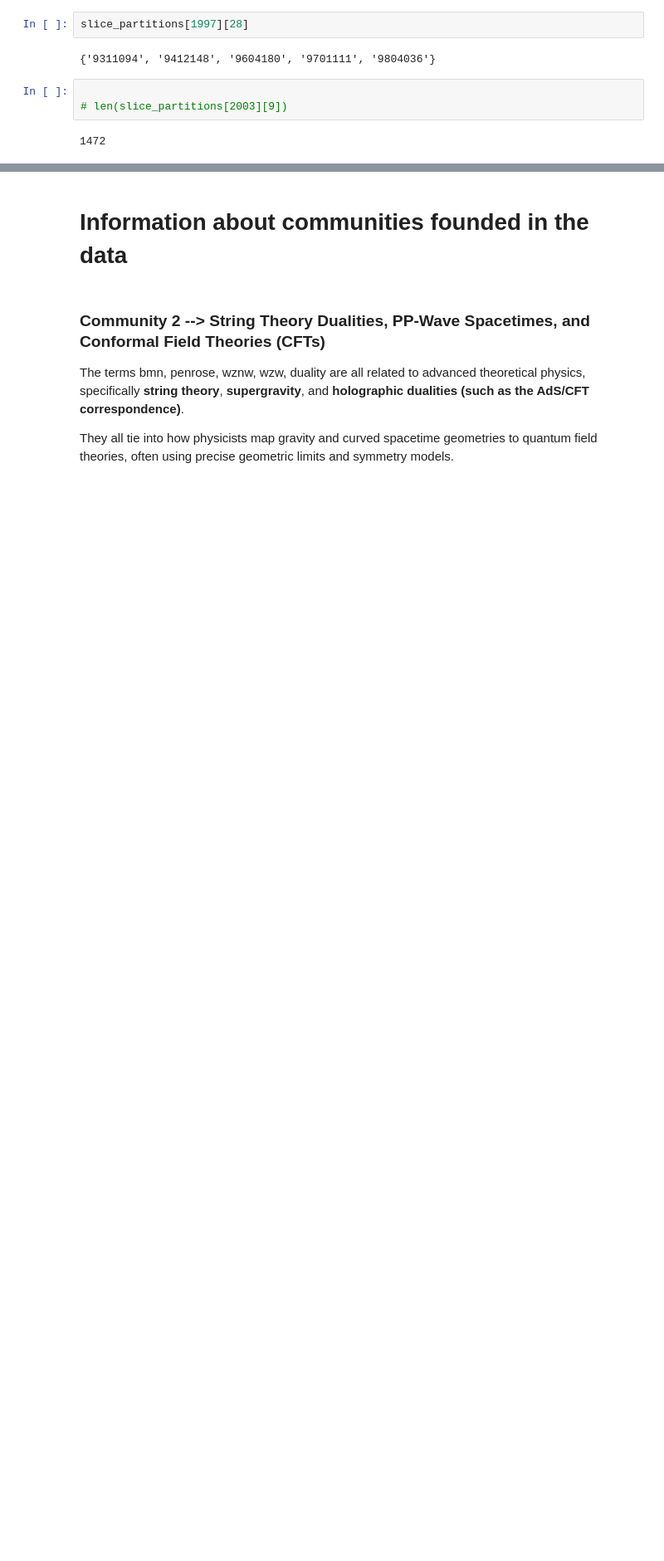
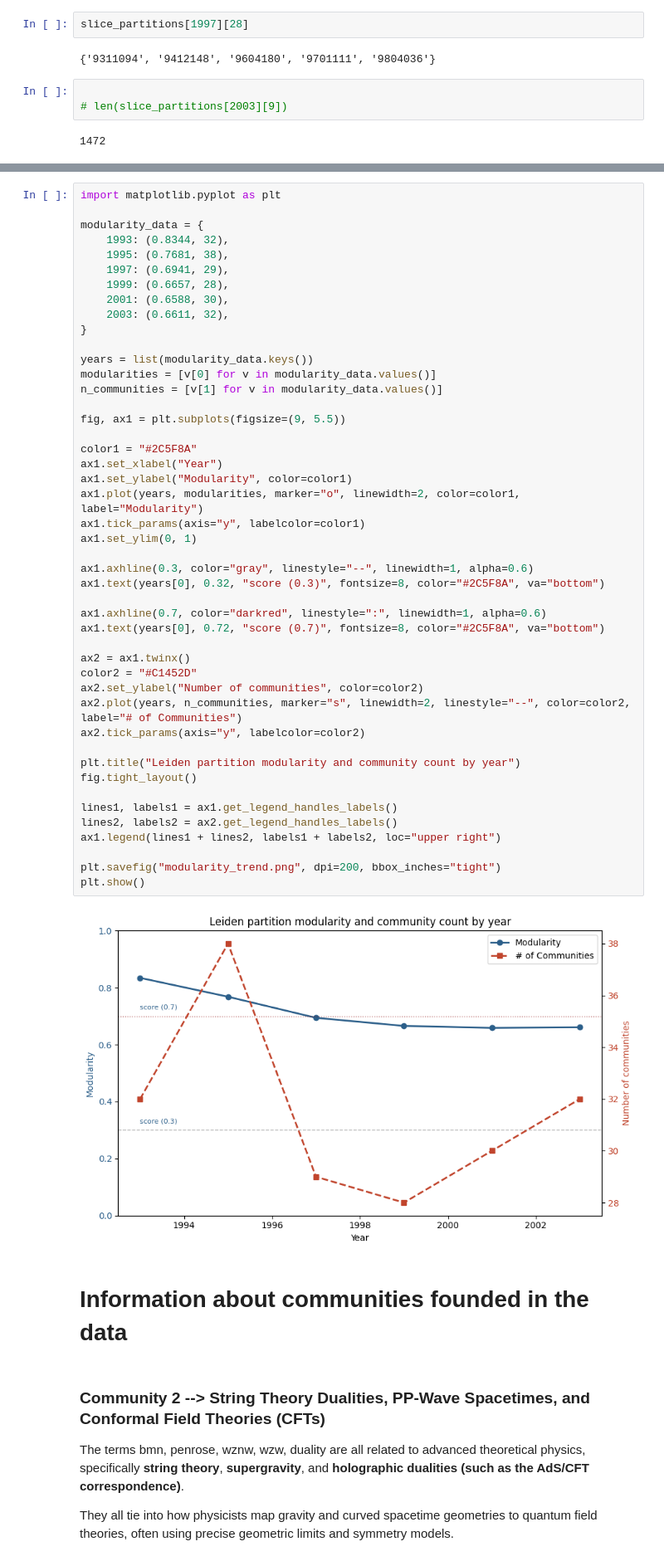
Before and after one commit to Laz1e/Analysis-of-cit-HepTh-graph-data, a Jupyter notebook: scripts/Network Analysis cit-hepth.ipynb, the cells around one changed output, grey strips where cells are left out. Shown at 83% size. Cells and saved outputs as stored; diff of their text form; blank space fills up the shorter version.

```diff
--- a/scripts/Capstone-Project_lieden.ipynb
+++ b/scripts/Network Analysis cit-hepth.ipynb
@@ -1090,3 +667,51 @@ Community 56 (year 2003, n=1472): [('turbulence', 645.3326959787532), ('sokolov'
+# %%
+import matplotlib.pyplot as plt
+
+modularity_data = {
+    1993: (0.8344, 32),
+    1995: (0.7681, 38),
+    1997: (0.6941, 29),
+    1999: (0.6657, 28),
+    2001: (0.6588, 30),
+    2003: (0.6611, 32),
+}
+
+years = list(modularity_data.keys())
+modularities = [v[0] for v in modularity_data.values()]
+n_communities = [v[1] for v in modularity_data.values()]
+
+fig, ax1 = plt.subplots(figsize=(9, 5.5))
+
+color1 = "#2C5F8A"
+ax1.set_xlabel("Year")
+ax1.set_ylabel("Modularity", color=color1)
+ax1.plot(years, modularities, marker="o", linewidth=2, color=color1, label="Modularity")
+ax1.tick_params(axis="y", labelcolor=color1)
+ax1.set_ylim(0, 1)
+
+ax1.axhline(0.3, color="gray", linestyle="--", linewidth=1, alpha=0.6)
+ax1.text(years[0], 0.32, "score (0.3)", fontsize=8, color="#2C5F8A", va="bottom")
+
+ax1.axhline(0.7, color="darkred", linestyle=":", linewidth=1, alpha=0.6)
+ax1.text(years[0], 0.72, "score (0.7)", fontsize=8, color="#2C5F8A", va="bottom")
+
+ax2 = ax1.twinx()
+color2 = "#C1452D"
+ax2.set_ylabel("Number of communities", color=color2)
+ax2.plot(years, n_communities, marker="s", linewidth=2, linestyle="--", color=color2, label="# of Communities")
+ax2.tick_params(axis="y", labelcolor=color2)
+
+plt.title("Leiden partition modularity and community count by year")
+fig.tight_layout()
+
+lines1, labels1 = ax1.get_legend_handles_labels()
+lines2, labels2 = ax2.get_legend_handles_labels()
+ax1.legend(lines1 + lines2, labels1 + labels2, loc="upper right")
+
+plt.savefig("modularity_trend.png", dpi=200, bbox_inches="tight")
+plt.show()
+# %% [output]
+[figure, added]
 # %% [markdown]
 # Information about communities founded in the data
 # %% [markdown]
```
Also changed, not shown: parts of 37 cells of this notebook, 10 other files.
